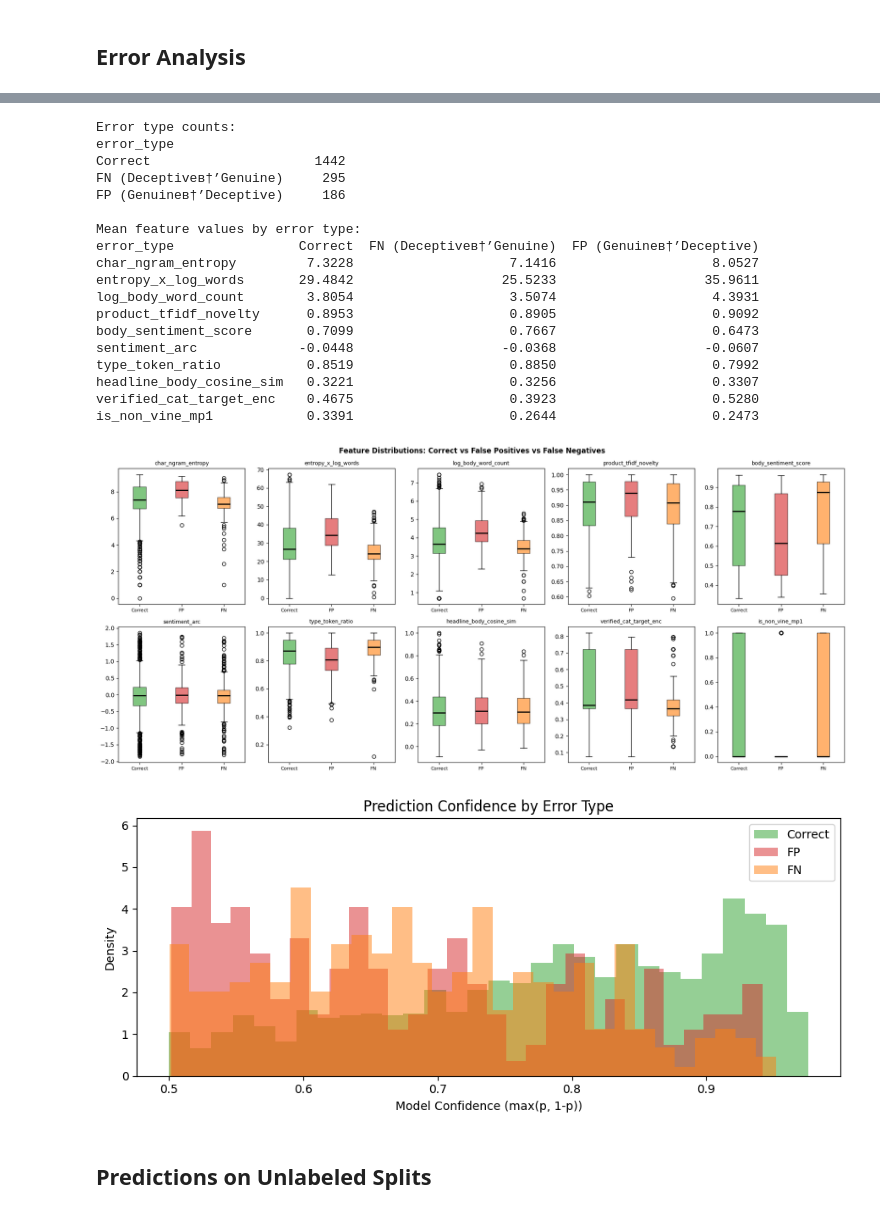
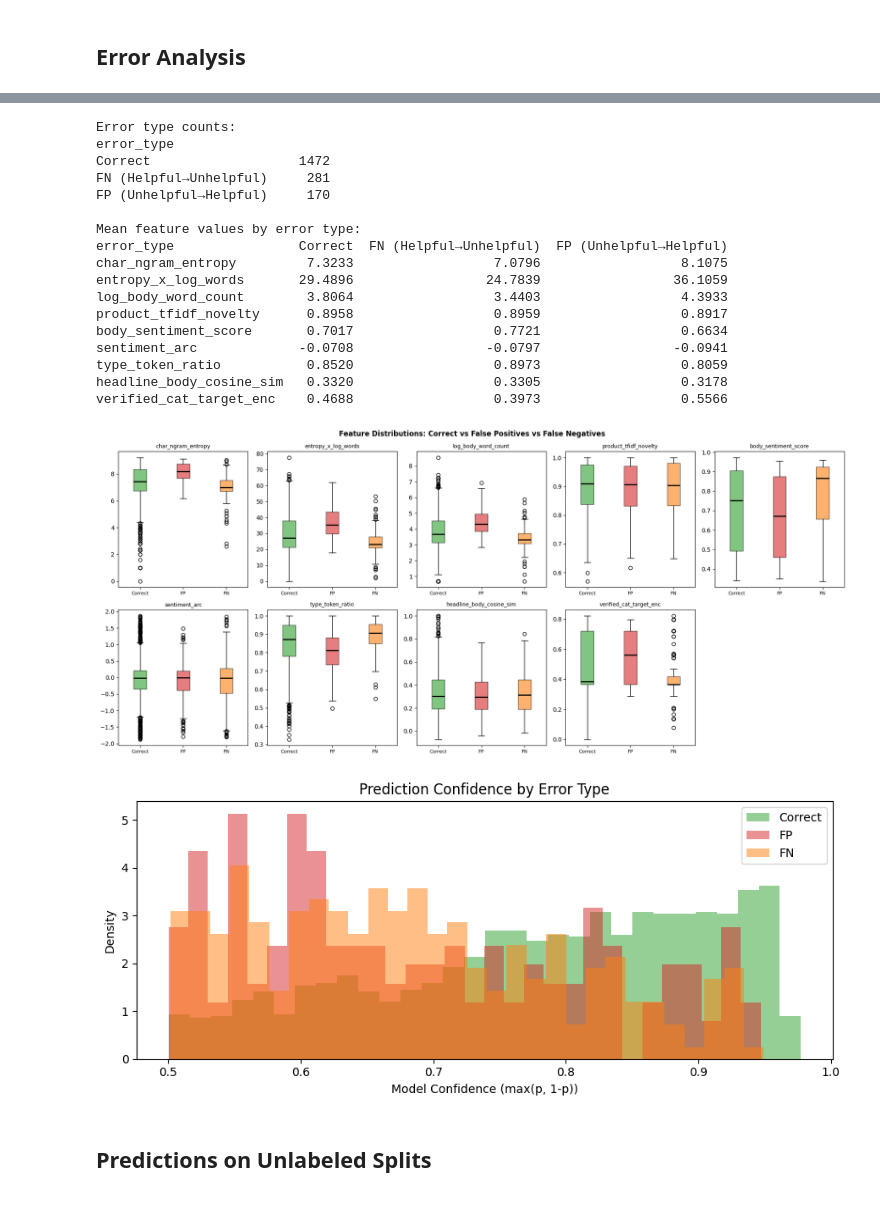
Before and after one commit to Ron-Lakeman/BigDataProject, a Jupyter notebook: src/processing/ml_model_v1.ipynb, the cells around one changed output, grey strips where cells are left out. Cells and saved outputs as stored; diff of their text form; code cells hidden in the pictures.

Commit message:
Refocus features for helpfulness prediction and update gold data

```diff
--- a/src/processing/ml_model_v1.ipynb
+++ b/src/processing/ml_model_v1.ipynb
@@ -115,23 +115,26 @@ N_26.0    0.000
 Y_7.0     0.077
 Y_4.0     0.136
 # %%
-df['sentiment_score_x_log_words'] = df['body_sentiment_score'] * df['log_body_word_count']
-df['burst_x_sentiment']           = df['reviews_in_3day_window'] * df['body_sentiment_score']
-df['entropy_x_log_words']         = df['char_ngram_entropy'] * df['log_body_word_count']
+# Interaction features
+df["sentiment_score_x_log_words"] = df["body_sentiment_score"] * df["log_body_word_count"]
+df["burst_x_sentiment"]           = df["reviews_in_3day_window"] * df["body_sentiment_score"]
+df["entropy_x_log_words"]         = df["char_ngram_entropy"] * df["log_body_word_count"]
+df["log_body_word_count_sq"]      = df["log_body_word_count"] ** 2
+# vine_x_evidence REMOVED R14: ~0 importance (vine_binary≈0 kills the product)
 
-df['is_english']            = (df['detected_language']   == 'en').astype(float)
-df['is_french']             = (df['detected_language']   == 'fr').astype(float)
+# Language flags
+df["is_english"]            = (df["detected_language"]    == "en").astype(float)
+df["is_french"]             = (df["detected_language"]    == "fr").astype(float)
 
-df['is_non_vine_mp1']       = (df['vine_x_marketplace']  == 'N_1.0').astype(float)
+# Sentiment flags
+df["is_negative_sentiment"] = (df["body_sentiment_label"] == "negative").astype(float)
+df["is_positive_sentiment"] = (df["body_sentiment_label"] == "positive").astype(float)
 
-df['is_negative_sentiment'] = (df['body_sentiment_label'] == 'negative').astype(float)
-df['is_positive_sentiment'] = (df['body_sentiment_label'] == 'positive').astype(float)
-
-print("Interaction features (genuine vs deceptive means):")
-for col in ['sentiment_score_x_log_words', 'burst_x_sentiment', 'entropy_x_log_words']:
-    g = df.loc[df['label']==False, col].mean()
-    d = df.loc[df['label']==True,  col].mean()
-    print(f"  {col:35s}  genuine={g:.3f}  deceptive={d:.3f}")
-print(f"\nBinary flags: is_english, is_french, is_non_vine_mp1, "
-      f"is_negative_sentiment, is_positive_sentiment")
+print("Interaction features (helpful vs unhelpful means):")
+for col in ["sentiment_score_x_log_words", "burst_x_sentiment",
+            "entropy_x_log_words", "log_body_word_count_sq"]:
+    u = df.loc[df["label"]==False, col].mean()
+    h = df.loc[df["label"]==True,  col].mean()
+    print(f"  {col:35s}  unhelpful={u:.3f}  helpful={h:.3f}")
+print(f"\nBinary flags: is_english, is_french, is_negative_sentiment")
 # %% [output]
@@ -812,7 +855,7 @@ for i, (lbl, auc) in enumerate(zip(_group_labels, _auc_scores)):
 ax.set_xticks(range(len(_group_labels)))
 ax.set_xticklabels(_group_labels, rotation=30, ha='right')
 ax.set_ylabel('ROC-AUC (holdout)')
-ax.set_title('Ablation Study вЂ” Incremental Feature Groups в†’ AUC')
+ax.set_title('Ablation Study Incremental Feature Groups AUC')
 ax.set_ylim(0.5, 1.0)
 ax.grid(axis='y', alpha=0.4)
 plt.tight_layout()
@@ -838,8 +881,8 @@ _sig['y_pred'] = results['XGBoost (tuned)']['pred']
 _sig['y_proba'] = results['XGBoost (tuned)']['proba']
 
 _sig['error_type'] = 'Correct'
-_sig.loc[(_sig['y_true'] == 0) & (_sig['y_pred'] == 1), 'error_type'] = 'FP (Genuineв†’Deceptive)'
-_sig.loc[(_sig['y_true'] == 1) & (_sig['y_pred'] == 0), 'error_type'] = 'FN (Deceptiveв†’Genuine)'
+_sig.loc[(_sig['y_true'] == 0) & (_sig['y_pred'] == 1), 'error_type'] = 'FP (Unhelpful→Helpful)'
+_sig.loc[(_sig['y_true'] == 1) & (_sig['y_pred'] == 0), 'error_type'] = 'FN (Helpful→Unhelpful)'
 
 print("Error type counts:")
 print(_sig['error_type'].value_counts().to_string())
@@ -859,8 +902,8 @@ print("\nMean feature values by error type:")
 print(_profile.round(4).to_string())
 
 # Boxplot grid
-_fp = _sig[_sig['error_type'] == 'FP (Genuineв†’Deceptive)']
-_fn = _sig[_sig['error_type'] == 'FN (Deceptiveв†’Genuine)']
+_fp = _sig[_sig['error_type'] == 'FP (Unhelpful→Helpful)']
+_fn = _sig[_sig['error_type'] == 'FN (Helpful→Unhelpful)']
 _ok = _sig[_sig['error_type'] == 'Correct']
 
 ncols = 5
@@ -880,49 +923,48 @@ for ax, feat in zip(axes, _key_feats):
     ax.set_title(feat, fontsize=9)
 
 for ax in axes[len(_key_feats):]:
     ax.set_visible(False)
 
 fig.suptitle('Feature Distributions: Correct vs False Positives vs False Negatives',
              fontsize=12, fontweight='bold')
 plt.tight_layout()
 plt.show()
 
 # Confidence distribution of errors
 fig, ax = plt.subplots(figsize=(9, 4))
 for label, subset, color in [
     ('Correct',  _ok,  '#2ca02c'),
     ('FP',       _fp,  '#d62728'),
     ('FN',       _fn,  '#ff7f0e'),
 ]:
     conf = subset['y_proba'].apply(lambda p: max(p, 1 - p))
     ax.hist(conf, bins=30, alpha=0.5, label=label, color=color, density=True)
 ax.set_xlabel('Model Confidence (max(p, 1-p))')
 ax.set_ylabel('Density')
 ax.set_title('Prediction Confidence by Error Type')
 ax.legend()
 plt.tight_layout()
 plt.show()
 # %% [output]
 Error type counts:
 error_type
-Correct                     1442
-FN (Deceptiveв†’Genuine)     295
-FP (Genuineв†’Deceptive)     186
+Correct                   1472
+FN (Helpful→Unhelpful)     281
+FP (Unhelpful→Helpful)     170
 
 Mean feature values by error type:
-error_type                Correct  FN (Deceptiveв†’Genuine)  FP (Genuineв†’Deceptive)
-char_ngram_entropy         7.3228                    7.1416                    8.0527
-entropy_x_log_words       29.4842                   25.5233                   35.9611
-log_body_word_count        3.8054                    3.5074                    4.3931
-product_tfidf_novelty      0.8953                    0.8905                    0.9092
-body_sentiment_score       0.7099                    0.7667                    0.6473
-sentiment_arc             -0.0448                   -0.0368                   -0.0607
-type_token_ratio           0.8519                    0.8850                    0.7992
-headline_body_cosine_sim   0.3221                    0.3256                    0.3307
-verified_cat_target_enc    0.4675                    0.3923                    0.5280
-is_non_vine_mp1            0.3391                    0.2644                    0.2473
+error_type                Correct  FN (Helpful→Unhelpful)  FP (Unhelpful→Helpful)
+char_ngram_entropy         7.3233                  7.0796                  8.1075
+entropy_x_log_words       29.4896                 24.7839                 36.1059
+log_body_word_count        3.8064                  3.4403                  4.3933
+product_tfidf_novelty      0.8958                  0.8959                  0.8917
+body_sentiment_score       0.7017                  0.7721                  0.6634
+sentiment_arc             -0.0708                 -0.0797                 -0.0941
+type_token_ratio           0.8520                  0.8973                  0.8059
+headline_body_cosine_sim   0.3320                  0.3305                  0.3178
+verified_cat_target_enc    0.4688                  0.3973                  0.5566
-[figure, old version]
+[figure, new version]
-[figure, old version]
+[figure, new version]
 # %% [markdown]
 ## Predictions on Unlabeled Splits
 # %%
```
Also changed, not shown: parts of 21 cells of this notebook, 25 other files.
